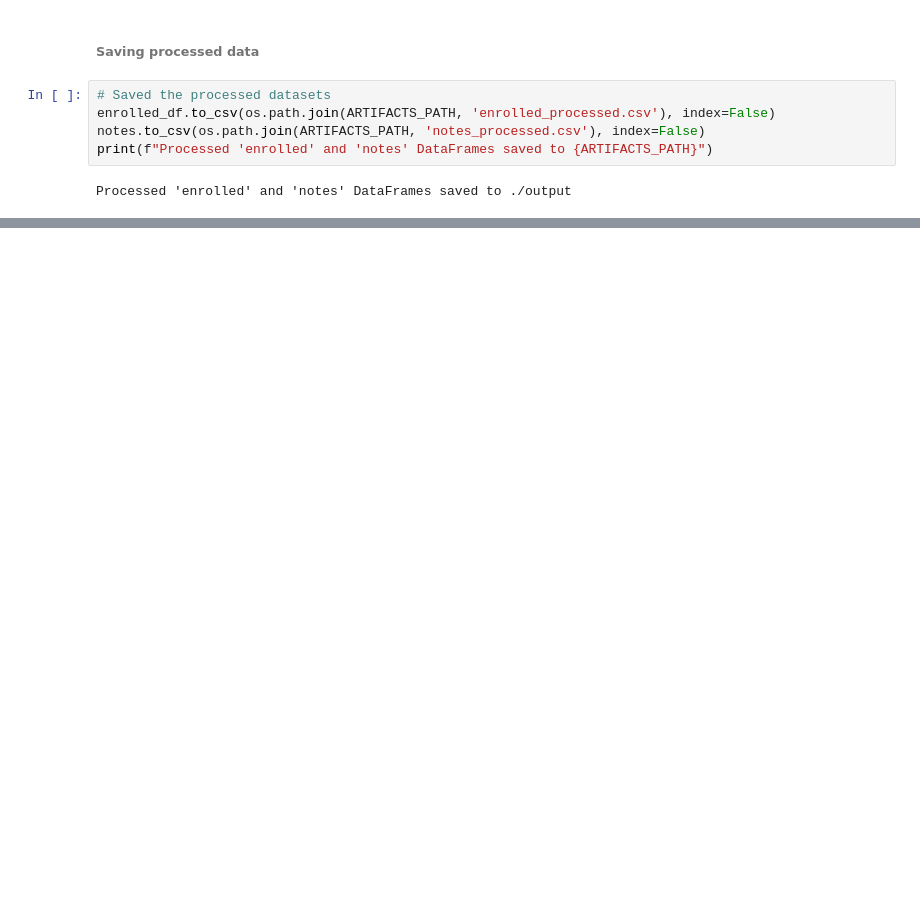
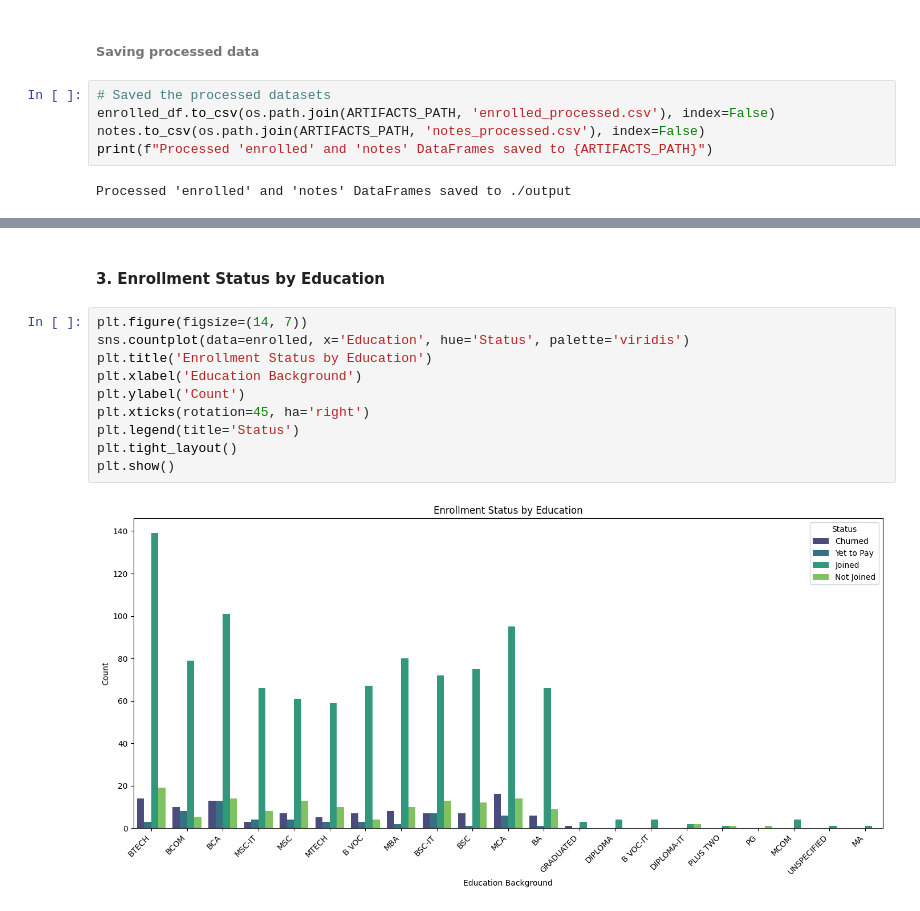
Before and after one commit to eldhosekroy/churn_prediction, a Jupyter notebook: better_data.ipynb, the cells around one changed output, grey strips where cells are left out. Saved outputs shown, nothing was run; the diff lists cells and outputs as text; blank space fills up the shorter version.

```diff
--- a/better_data.ipynb
+++ b/better_data.ipynb
@@ -2672,0 +2813,14 @@ Processed 'enrolled' and 'notes' DataFrames saved to ./output
+# %% [markdown]
+#### **3. Enrollment Status by Education**
+# %%
+plt.figure(figsize=(14, 7))
+sns.countplot(data=enrolled, x='Education', hue='Status', palette='viridis')
+plt.title('Enrollment Status by Education')
+plt.xlabel('Education Background')
+plt.ylabel('Count')
+plt.xticks(rotation=45, ha='right')
+plt.legend(title='Status')
+plt.tight_layout()
+plt.show()
+# %% [output]
+[figure, added]
```
Also changed, not shown: parts of 112 cells of this notebook.
